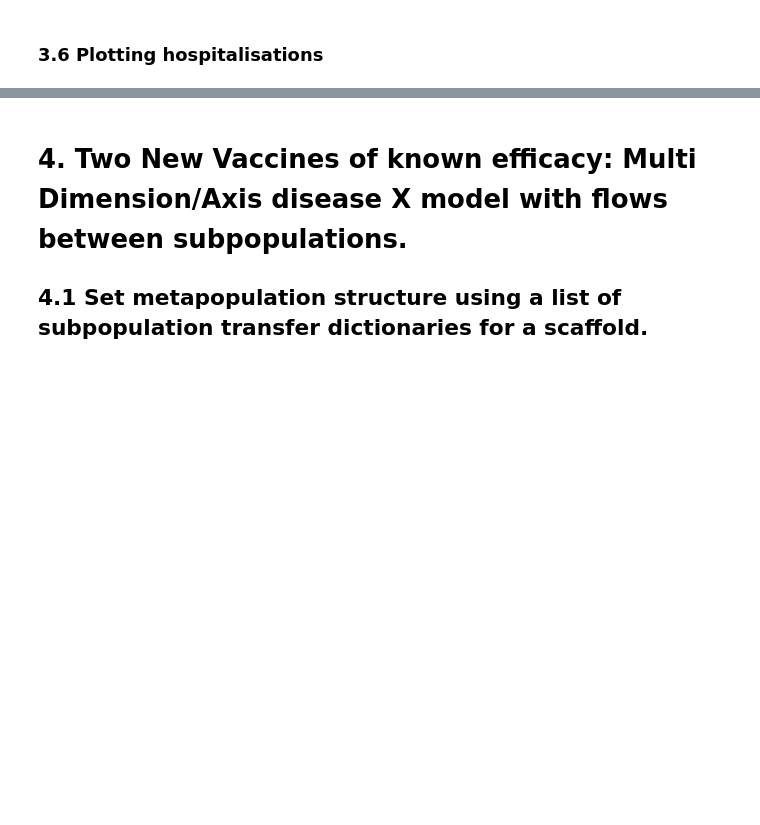
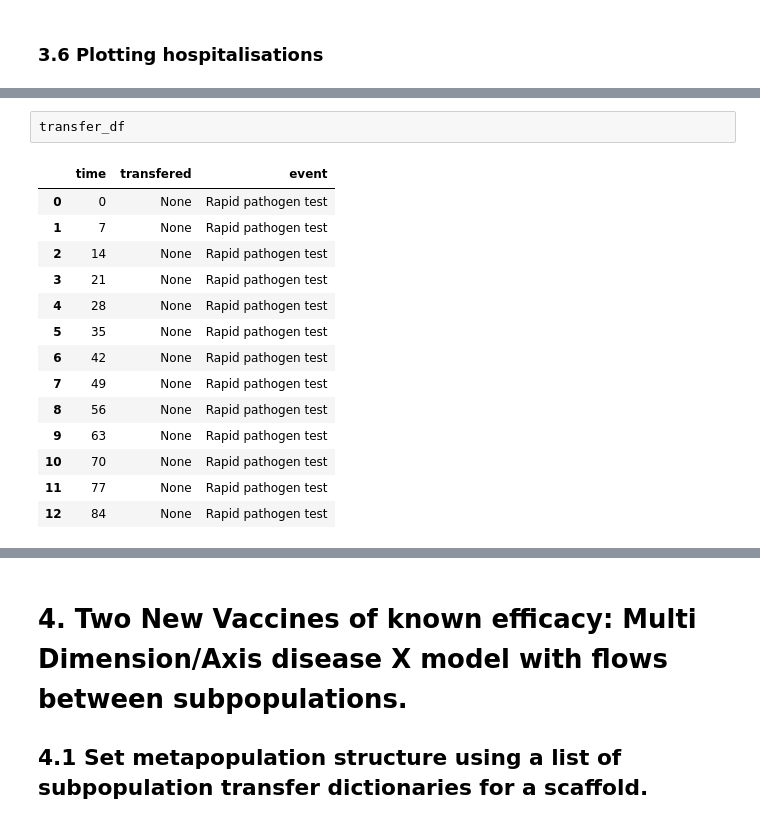
Before and after one commit to m-d-grunnill/MetaCast, a Jupyter notebook: demo/Basic_Demonstration.ipynb, the cells around one changed output, grey strips where cells are left out. Cells and saved outputs as stored; diff of their text form; blank space fills up the shorter version.

```diff
--- a/demo/Basic_Demonstration.ipynb
+++ b/demo/Basic_Demonstration.ipynb
@@ -548,0 +563,17 @@ display({'Total hospitalisations': results_3.loc[90,('observed_states','H_cumula
+# %%
+transfer_df
+# %% [output]
+|  | time | transfered | event |
+| 0 | 0 | None | Rapid pathogen test |
+| 1 | 7 | None | Rapid pathogen test |
+| 2 | 14 | None | Rapid pathogen test |
+| 3 | 21 | None | Rapid pathogen test |
+| 4 | 28 | None | Rapid pathogen test |
+| 5 | 35 | None | Rapid pathogen test |
+| 6 | 42 | None | Rapid pathogen test |
+| 7 | 49 | None | Rapid pathogen test |
+| 8 | 56 | None | Rapid pathogen test |
+| 9 | 63 | None | Rapid pathogen test |
+| 10 | 70 | None | Rapid pathogen test |
+| 11 | 77 | None | Rapid pathogen test |
+| 12 | 84 | None | Rapid pathogen test |
```
Also changed, not shown: parts of 29 cells of this notebook, 2 other files.
